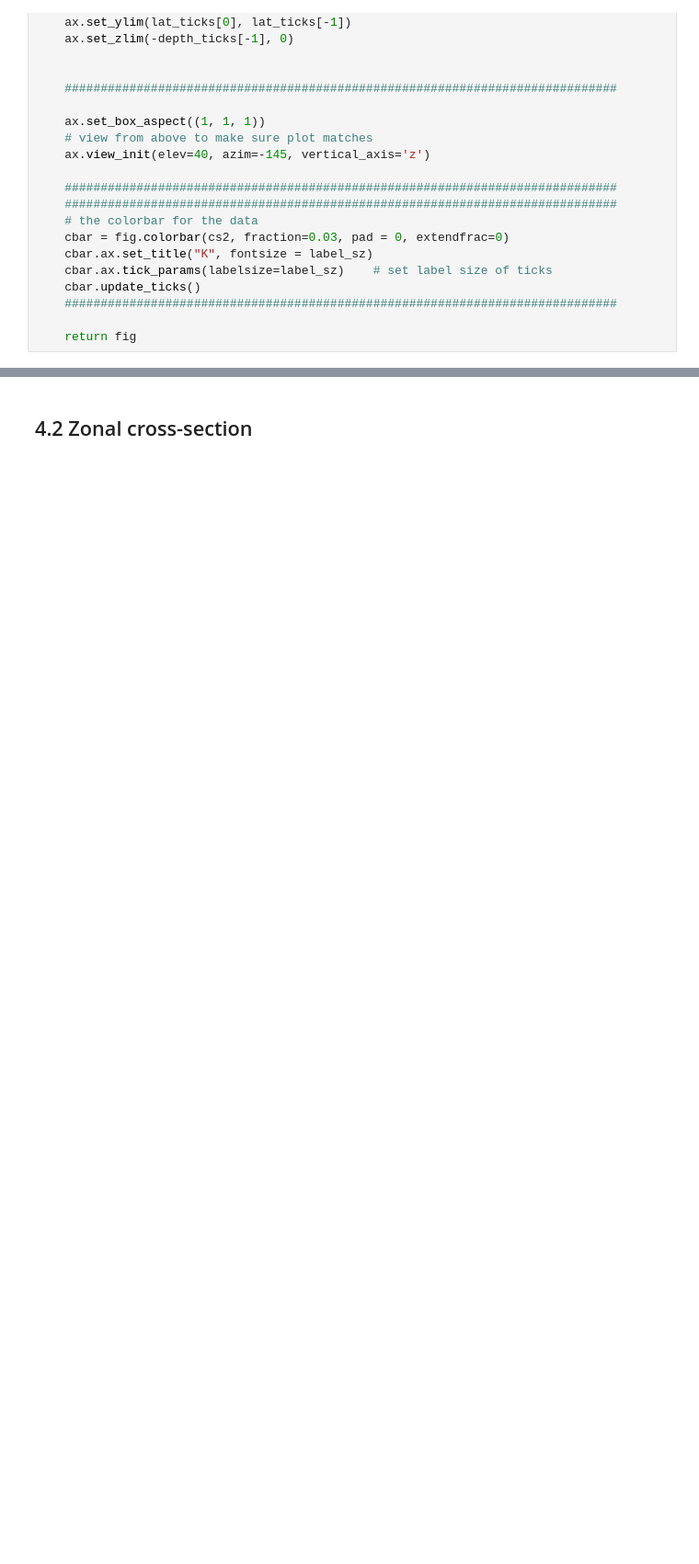
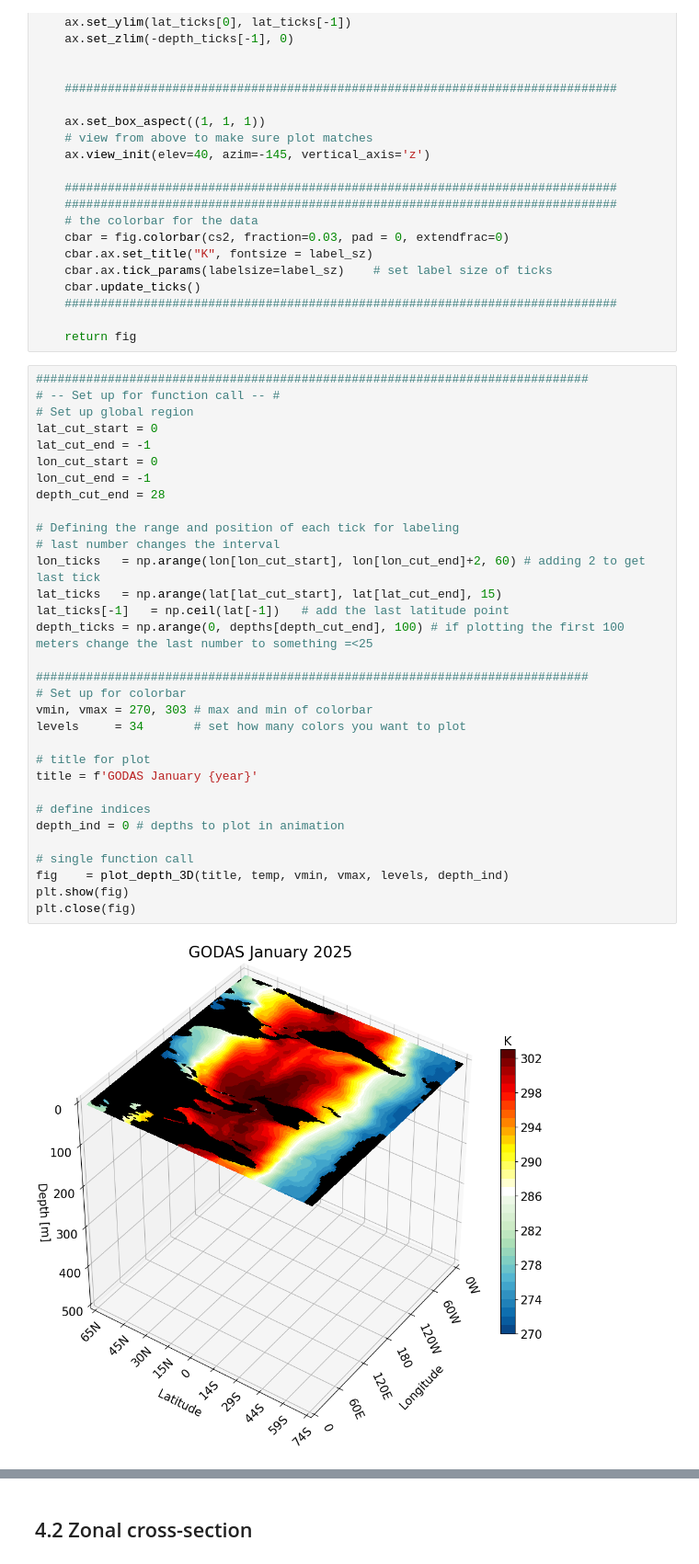
Before and after one commit to dlafarga/Modern-technology-for-climate-data-and-analysis, a Jupyter notebook: 3D_visualization_Tutorial(GODAS).ipynb, the cells around one changed output, grey strips where cells are left out. Shown at 92% size. Cells and saved outputs as stored; diff of their text form; blank space fills up the shorter version.

```diff
--- a/3D_visualization_Tutorial(GODAS).ipynb
+++ b/3D_visualization_Tutorial(GODAS).ipynb
@@ -794,6 +779,40 @@ def plot_depth_3D(title, data, vmin, vmax, levels, depth_ind):
     #############################################################################
 
     return fig
+# %%
+#############################################################################
+# -- Set up for function call -- #
+# Set up global region
+lat_cut_start = 0
+lat_cut_end = -1
+lon_cut_start = 0
+lon_cut_end = -1
+depth_cut_end = 28
+
+# Defining the range and position of each tick for labeling
+# last number changes the interval
+lon_ticks   = np.arange(lon[lon_cut_start], lon[lon_cut_end]+2, 60) # adding 2 to get last tick
+lat_ticks   = np.arange(lat[lat_cut_start], lat[lat_cut_end], 15)
+lat_ticks[-1]   = np.ceil(lat[-1])   # add the last latitude point
+depth_ticks = np.arange(0, depths[depth_cut_end], 100) # if plotting the first 100 meters change the last number to something =<25
+
+#############################################################################
+# Set up for colorbar
+vmin, vmax = 270, 303 # max and min of colorbar
+levels     = 34       # set how many colors you want to plot
+
+# title for plot
+title = f'GODAS January {year}'
+
+# define indices
+depth_ind = 0 # depths to plot in animation
+
+# single function call
+fig    = plot_depth_3D(title, temp, vmin, vmax, levels, depth_ind)
+plt.show(fig)
+plt.close(fig)
+# %% [output]
+[figure, added]
 # %%
 #############################################################################
 # -- Set up for function call -- #
```
Also changed, not shown: parts of 7 cells of this notebook.
